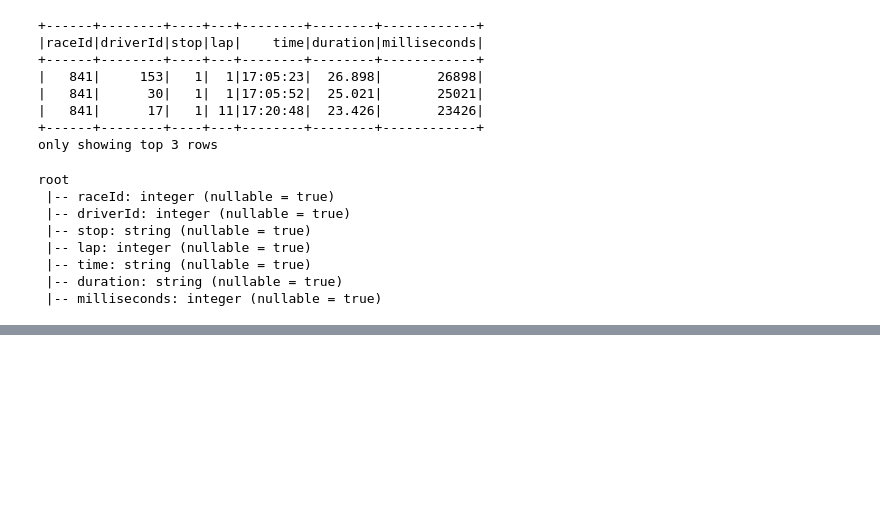
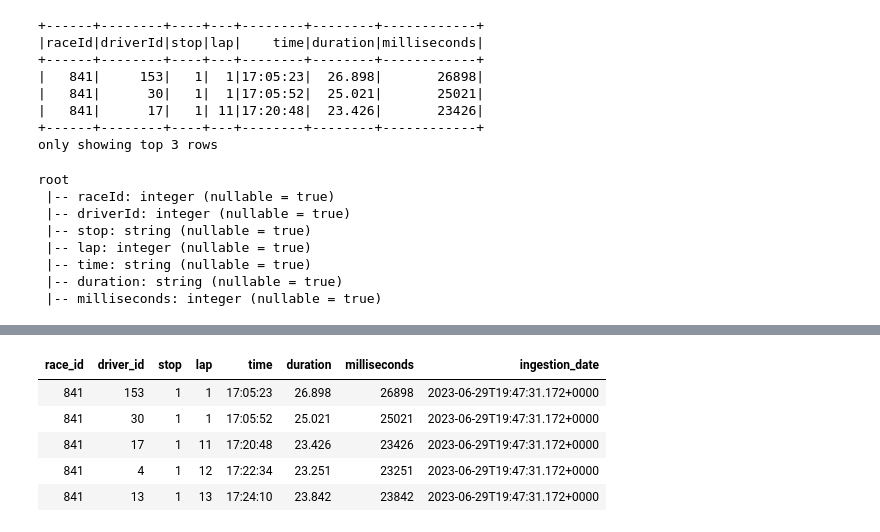
Before and after one commit to Shashanknew47/Azure_Databricks_project, a Jupyter notebook: ingestion/6-ingest-multiline-json-pitstops_file.ipynb, the cells around one changed output, grey strips where cells are left out. Drawn from its saved outputs; the diff is of its cells as text; code cells hidden in the pictures; blank space fills up the shorter version.

```diff
--- a/ingestion/6-ingest-multiline-json-pitstops_file.ipynb
+++ b/ingestion/6-ingest-multiline-json-pitstops_file.ipynb
@@ -97,2 +86,12 @@ only showing top 3 rows
+# %%
+%sql
+SELECT * FROM f1_processed.pit_stops LIMIT 5
+# %% [output]
+| race_id | driver_id | stop | lap | time | duration | milliseconds | ingestion_date |
+| 841 | 153 | 1 | 1 | 17:05:23 | 26.898 | 26898 | 2023-06-29T19:47:31.172+0000 |
+| 841 | 30 | 1 | 1 | 17:05:52 | 25.021 | 25021 | 2023-06-29T19:47:31.172+0000 |
+| 841 | 17 | 1 | 11 | 17:20:48 | 23.426 | 23426 | 2023-06-29T19:47:31.172+0000 |
+| 841 | 4 | 1 | 12 | 17:22:34 | 23.251 | 23251 | 2023-06-29T19:47:31.172+0000 |
+| 841 | 13 | 1 | 13 | 17:24:10 | 23.842 | 23842 | 2023-06-29T19:47:31.172+0000 |
 # %%
 dbutils.notebook.exit("success")
```
Also changed, not shown: parts of 11 cells of this notebook, 11 other files.
